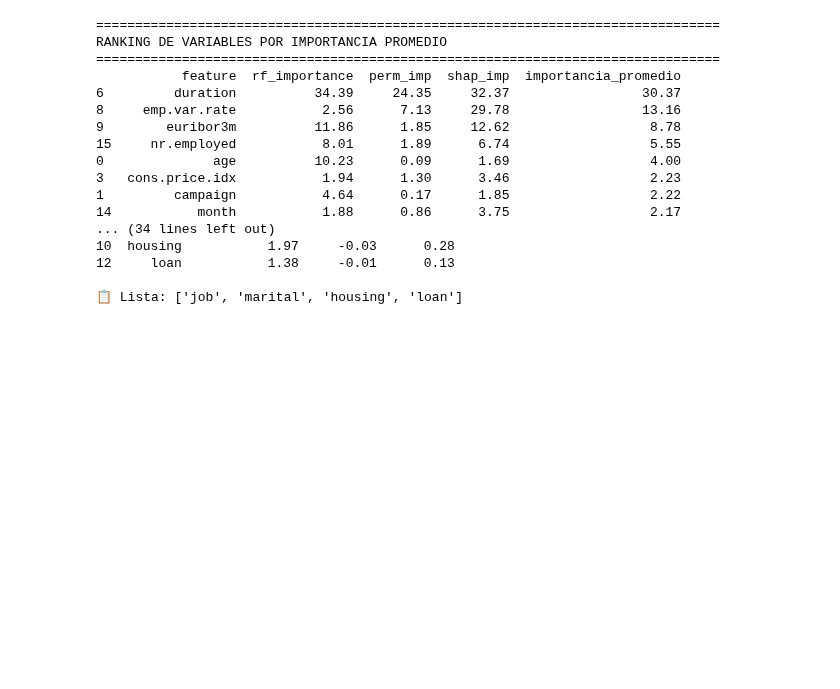
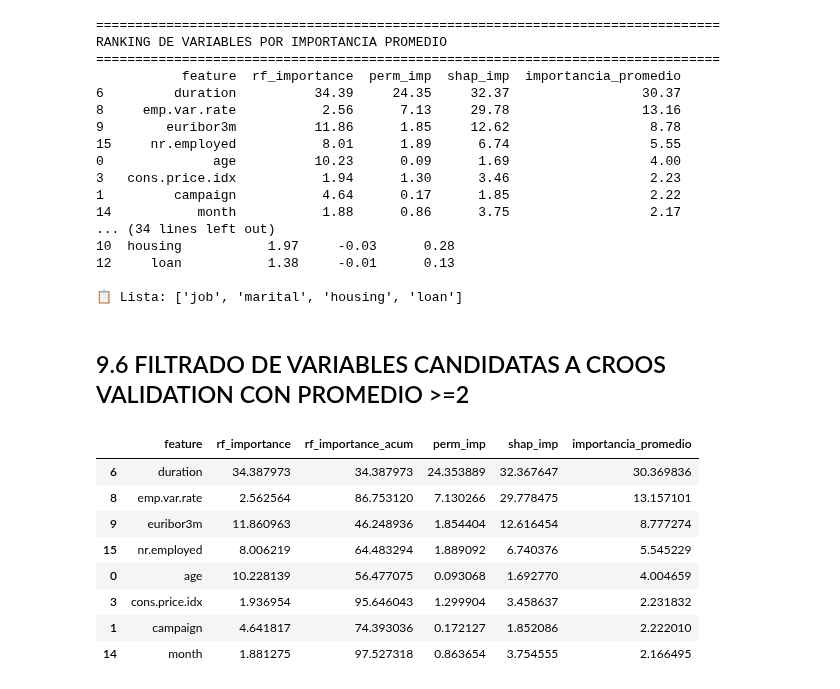
Before and after one commit to 4GeeksAcademy/cathycaz-intro-ml, a Jupyter notebook: src/01.1-logistic-regression.ipynb, the cells around one changed output. Cells and saved outputs as stored; diff of their text form; code cells hidden in the pictures; blank space fills up the shorter version.

```diff
--- a/src/01.1-logistic-regression.ipynb
+++ b/src/01.1-logistic-regression.ipynb
@@ -1287,3 +1290,18 @@ RANKING DE VARIABLES POR IMPORTANCIA PROMEDIO
 12     loan           1.38     -0.01      0.13
 
 📋 Lista: ['job', 'marital', 'housing', 'loan']
+# %% [markdown]
+## 9.6 FILTRADO DE VARIABLES CANDIDATAS A CROOS VALIDATION CON PROMEDIO >=2
+# %%
+df_filt= df_importances_sorted[df_importances_sorted['importancia_promedio'] >= 2.0]
+df_filt
+# %% [output]
+|  | feature | rf_importance | rf_importance_acum | perm_imp | shap_imp | importancia_promedio |
+| 6 | duration | 34.387973 | 34.387973 | 24.353889 | 32.367647 | 30.369836 |
+| 8 | emp.var.rate | 2.562564 | 86.753120 | 7.130266 | 29.778475 | 13.157101 |
+| 9 | euribor3m | 11.860963 | 46.248936 | 1.854404 | 12.616454 | 8.777274 |
+| 15 | nr.employed | 8.006219 | 64.483294 | 1.889092 | 6.740376 | 5.545229 |
+| 0 | age | 10.228139 | 56.477075 | 0.093068 | 1.692770 | 4.004659 |
+| 3 | cons.price.idx | 1.936954 | 95.646043 | 1.299904 | 3.458637 | 2.231832 |
+| 1 | campaign | 4.641817 | 74.393036 | 0.172127 | 1.852086 | 2.222010 |
+| 14 | month | 1.881275 | 97.527318 | 0.863654 | 3.754555 | 2.166495 |
```
Also changed, not shown: parts of 19 cells of this notebook.
